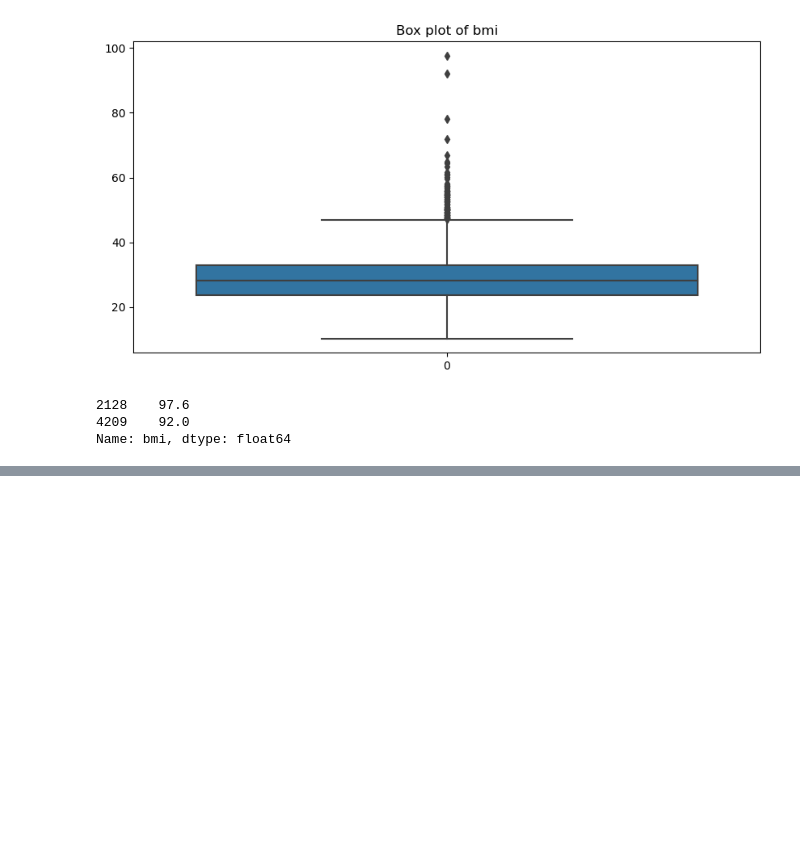
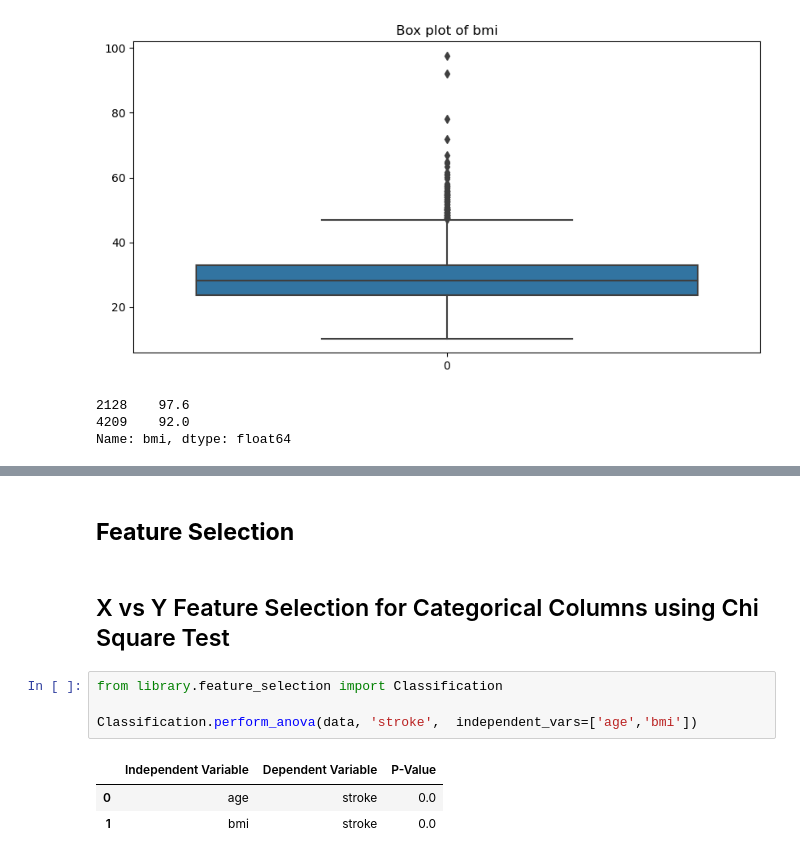
Before and after one commit to danodoms/Classification-Models-Evaluation, a Jupyter notebook: final exam.ipynb, the cells around one changed output, grey strips where cells are left out. Saved outputs shown, nothing was run; the diff lists cells and outputs as text; blank space fills up the shorter version.

```diff
--- a/final exam.ipynb
+++ b/final exam.ipynb
@@ -132,0 +182,12 @@ Name: bmi, dtype: float64
+# %% [markdown]
+## **Feature Selection**
+# %% [markdown]
+## X vs Y Feature Selection for Categorical Columns using Chi Square Test
+# %%
+from library.feature_selection import Classification
+
+Classification.perform_anova(data, 'stroke',  independent_vars=['age','bmi'])
+# %% [output]
+|  | Independent Variable | Dependent Variable | P-Value |
+| 0 | age | stroke | 0.0 |
+| 1 | bmi | stroke | 0.0 |
```
Also changed, not shown: parts of 9 cells of this notebook, 2 other files.
